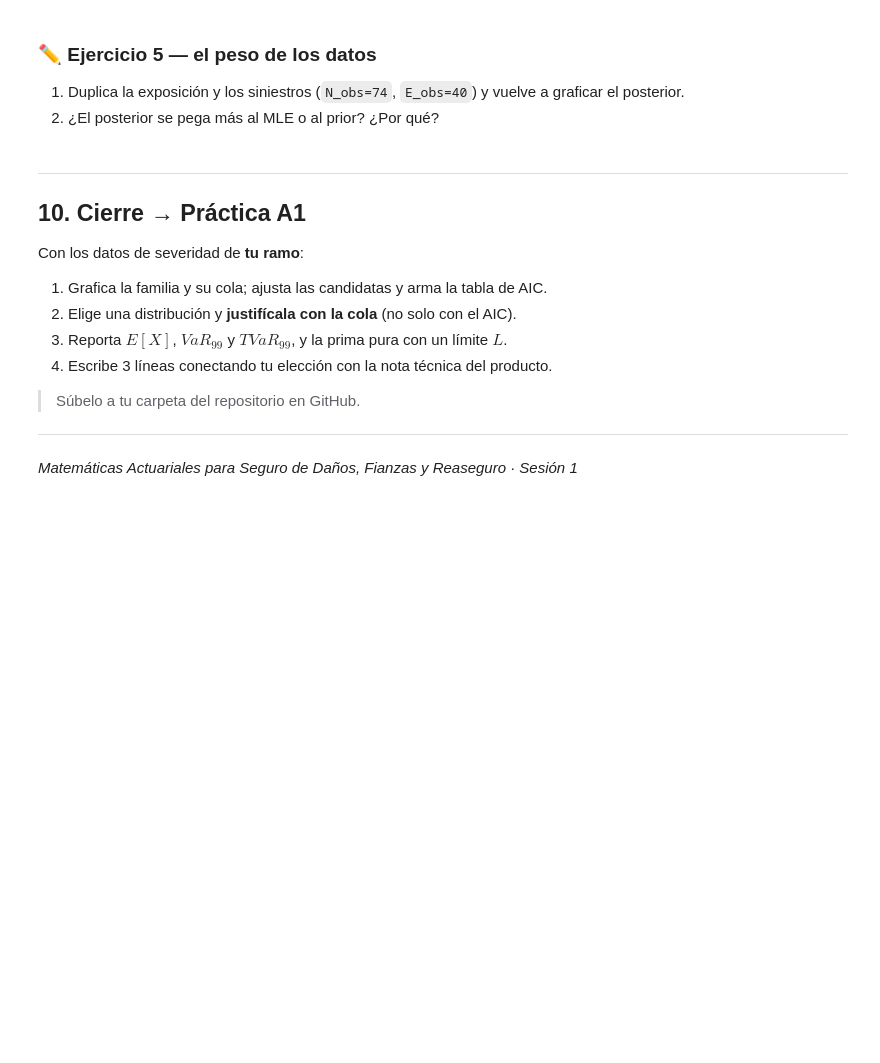
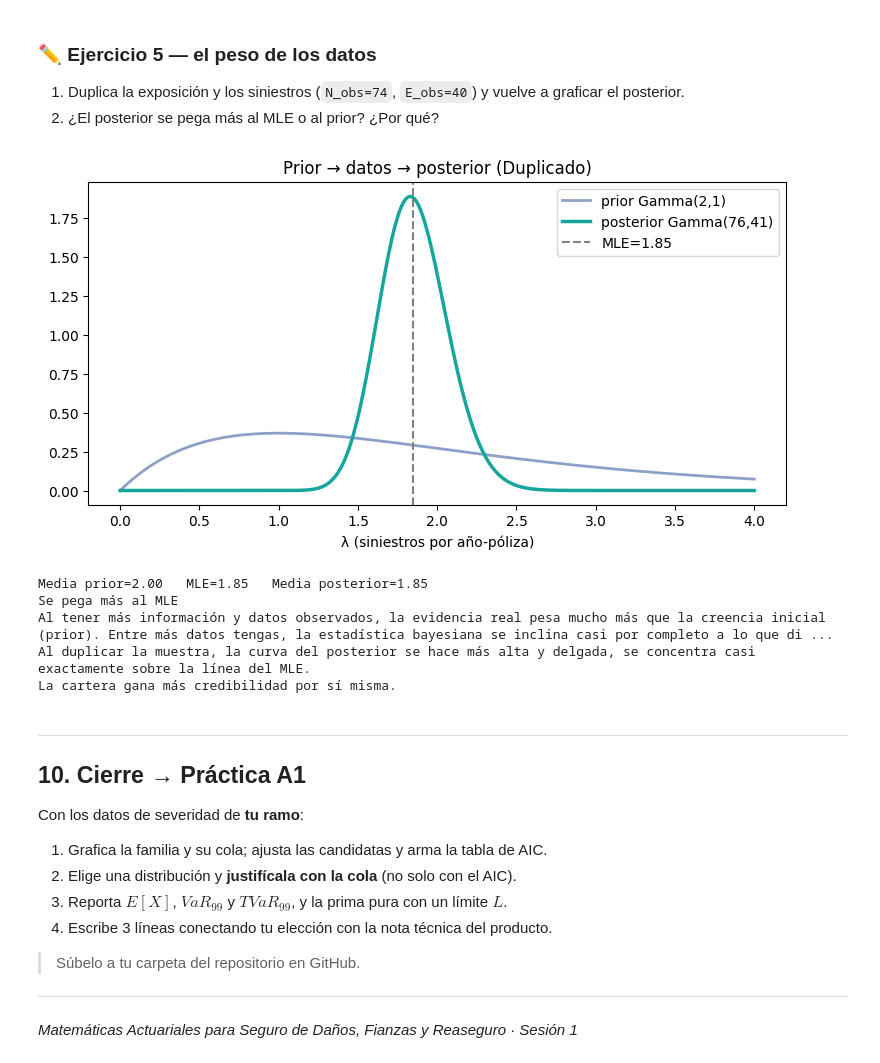
Before and after one commit to 0XimMena/MASDFR_20271, a Jupyter notebook: clases/clase_02/sesion2_severidad_notebook.ipynb, the cells around one changed output. Cells and saved outputs as stored; diff of their text form; code cells hidden in the pictures; blank space fills up the shorter version.

```diff
--- a/clases/clase_02/sesion2_severidad_notebook.ipynb
+++ b/clases/clase_02/sesion2_severidad_notebook.ipynb
@@ -327,3 +412,33 @@ Media prior=2.00   MLE=1.85   Media posterior=1.86  (mezcla → credibilidad)
+# %%
+# Tu código aquí 👇
+#1
+a0, b0 = 2.0, 1.0
+N_obs, E_obs = 74, 40.0
+a1, b1 = a0 + N_obs, b0 + E_obs
+
+g = np.linspace(0, 4, 400)
+plt.plot(g, stats.gamma(a0, scale=1/b0).pdf(g), color="#8FA0C8", lw=2, label=f"prior Gamma({a0:.0f},{b0:.0f})")
+plt.plot(g, stats.gamma(a1, scale=1/b1).pdf(g), color="#17A69B", lw=2.5, label=f"posterior Gamma({a1:.0f},{b1:.0f})")
+plt.axvline(N_obs/E_obs, ls="--", color="gray", label=f"MLE={N_obs/E_obs:.2f}")
+
+plt.title("Prior → datos → posterior (Duplicado)")
+plt.xlabel("λ (siniestros por año-póliza)")
+plt.legend()
+plt.show()
+print(f"Media prior={a0/b0:.2f}   MLE={N_obs/E_obs:.2f}   Media posterior={a1/b1:.2f}")
+
+#2
+print("Se pega más al MLE")
+print("Al tener más información y datos observados, la evidencia real pesa mucho más que la creencia inicial (prior). Entre más datos tengas, la estadística bayesiana se inclina casi por completo a lo que dicen los datos reales (MLE) pues la prior es lo que se creía antes de ver los datos ")
+print("Al duplicar la muestra, la curva del posterior se hace más alta y delgada, se concentra casi exactamente sobre la línea del MLE.")
+print("La cartera gana más credibilidad por sí misma.")
+# %% [output]
+[figure, added]
+Media prior=2.00   MLE=1.85   Media posterior=1.85
+Se pega más al MLE
+Al tener más información y datos observados, la evidencia real pesa mucho más que la creencia inicial (prior). Entre más datos tengas, la estadística bayesiana se inclina casi por completo a lo que di ...
+Al duplicar la muestra, la curva del posterior se hace más alta y delgada, se concentra casi exactamente sobre la línea del MLE.
+La cartera gana más credibilidad por sí misma.
 # %% [markdown]
 ---
 <a id='10'></a>
```
Also changed, not shown: parts of 16 cells of this notebook.
